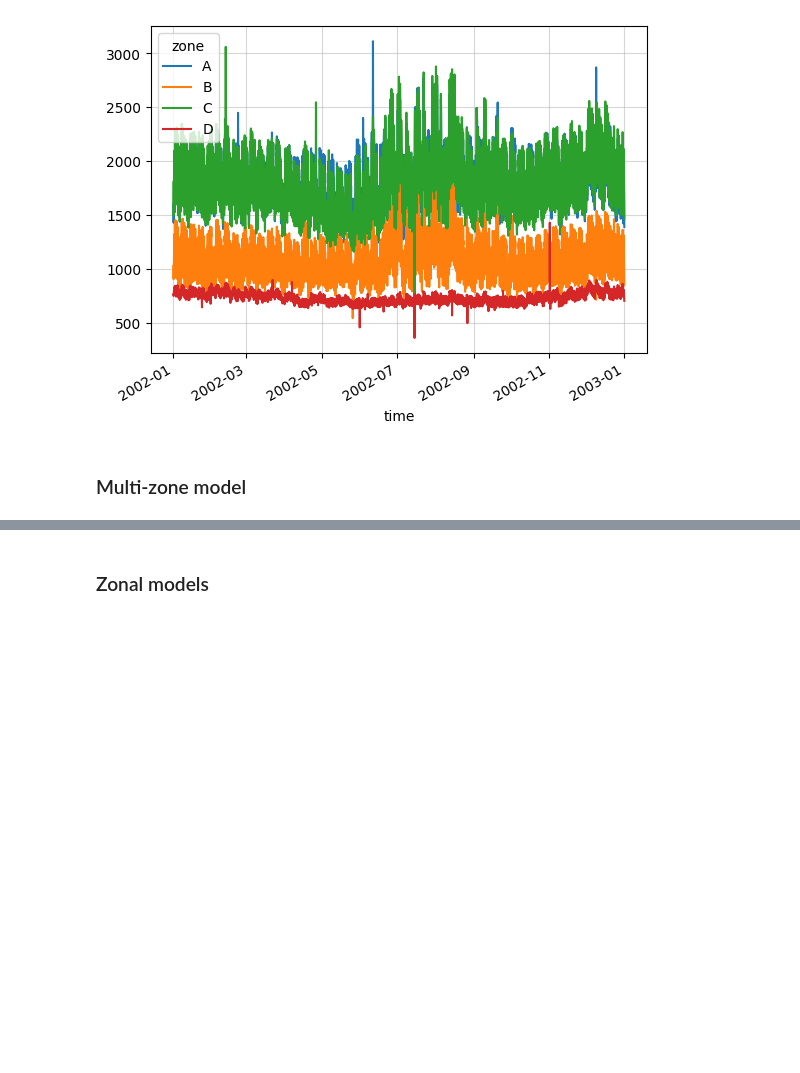
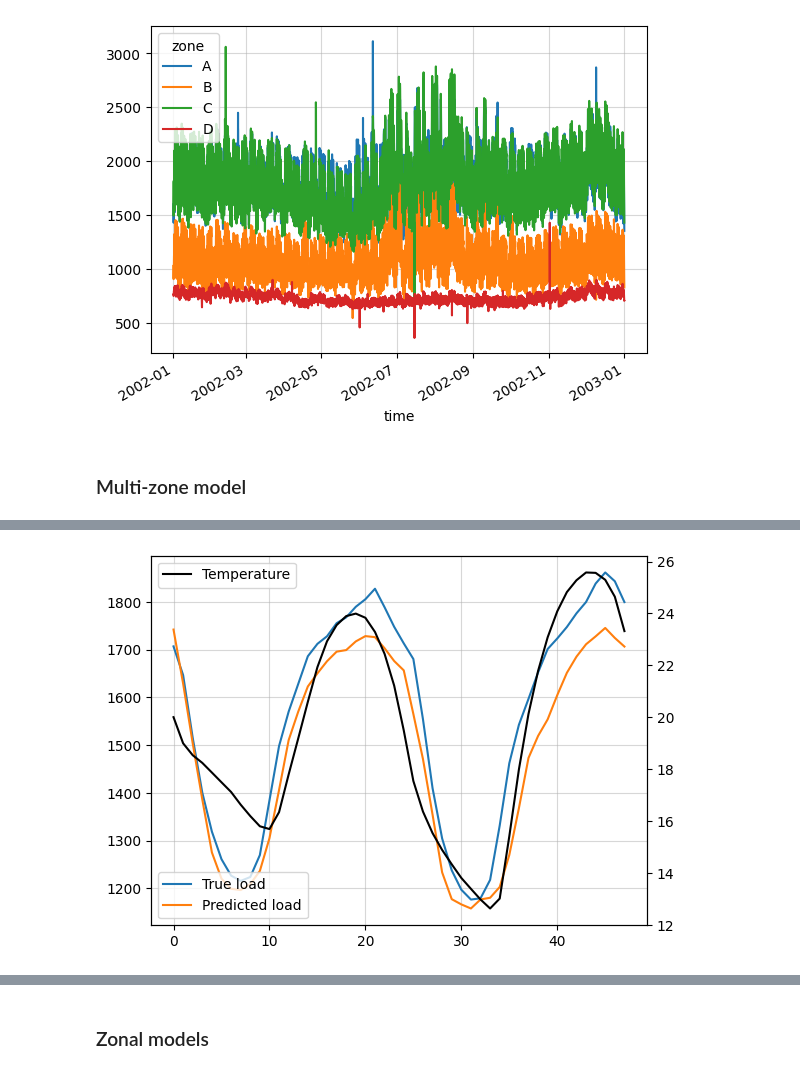
Before and after one commit to reyli4/acorn-julia, a Jupyter notebook: scripts/02_load_modeling/02_model.ipynb, the cells around one changed output, grey strips where cells are left out. Drawn from its saved outputs; the diff is of its cells as text; code cells hidden in the pictures; blank space fills up the shorter version.

```diff
--- a/scripts/02_load_modeling/02_model.ipynb
+++ b/scripts/02_load_modeling/02_model.ipynb
@@ -103,0 +147,12 @@ predictor.plot_results('A')
+# %%
+fig, ax = plt.subplots()
+ax1 = ax.twinx()
+ax.plot(predictor.results['y_true'][24*180:24*180+48, zone_idx], label='True load')
+ax.plot(predictor.results['y_pred'][24*180:24*180+48, zone_idx], label='Predicted load')
+ax1.plot(predictor.results['test_temps'][24*180:24*180+48, zone_idx], color='black', label='Temperature')
+ax.legend(loc='lower left')
+ax1.legend()
+ax.grid(alpha=0.5)
+plt.show()
+# %% [output]
+[figure, added]
```
Also changed, not shown: parts of 17 cells of this notebook, 4 other files.
